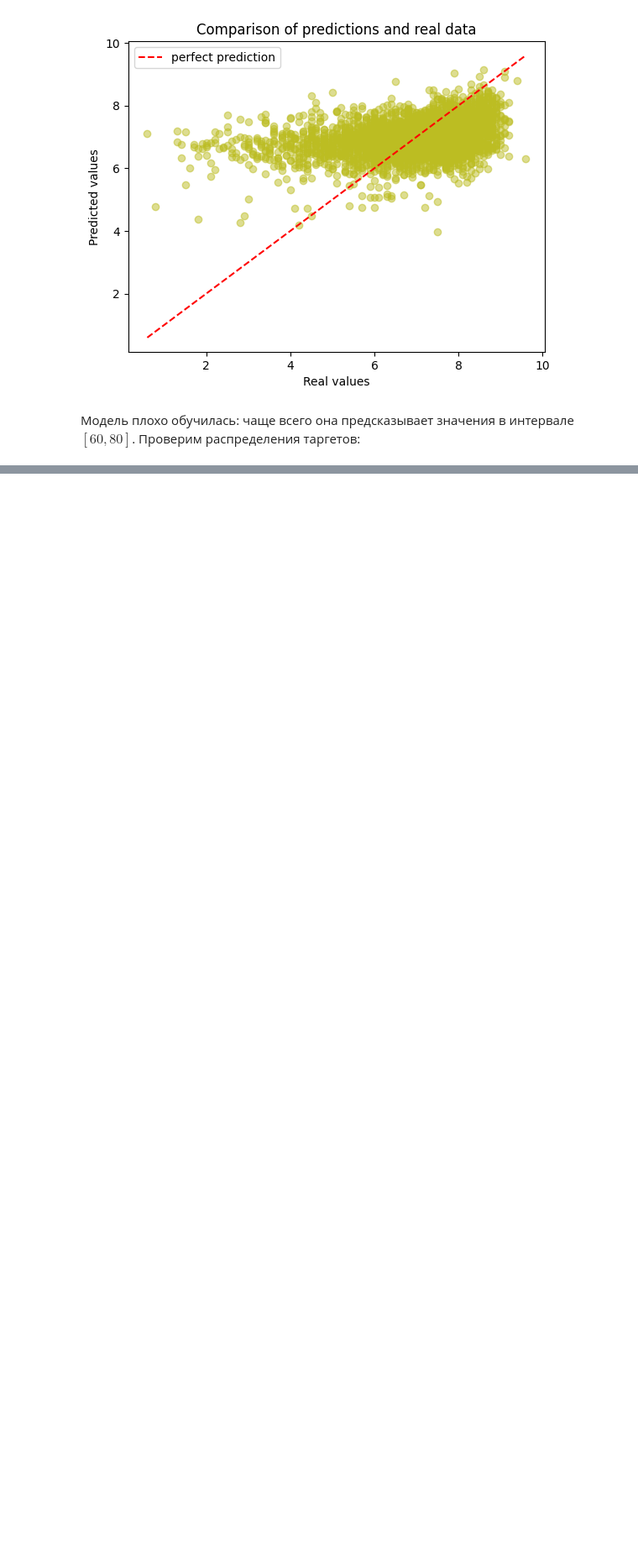
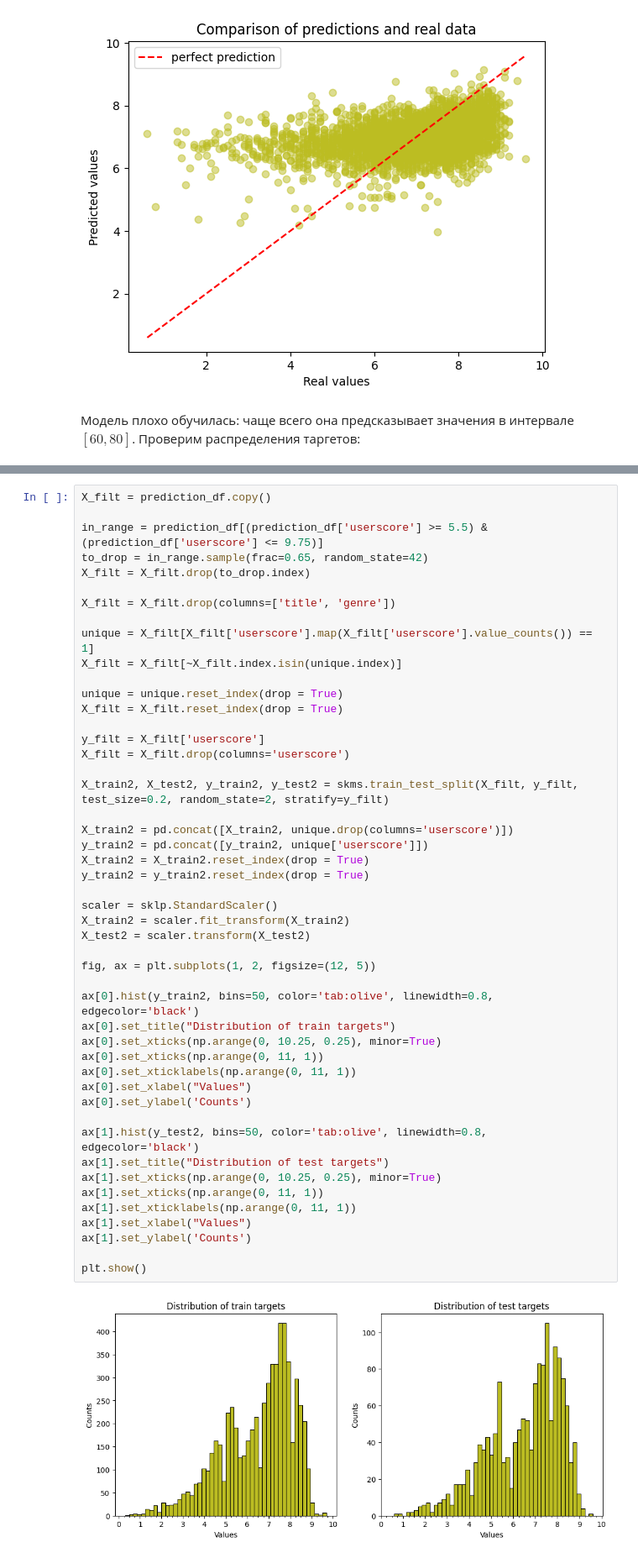
Before and after one commit to Oladiy2504/Game-Rating-Prediction, a Jupyter notebook: Game_Rating_Prediction.ipynb, the cells around one changed output, grey strips where cells are left out. Shown: that part at 84% size. Saved outputs shown, nothing was run; the diff lists cells and outputs as text; blank space fills up the shorter version.

```diff
--- a/Game_Rating_Prediction.ipynb
+++ b/Game_Rating_Prediction.ipynb
@@ -299,0 +395,50 @@ plt.show()
+# %%
+X_filt = prediction_df.copy()
+
+in_range = prediction_df[(prediction_df['userscore'] >= 5.5) & (prediction_df['userscore'] <= 9.75)]
+to_drop = in_range.sample(frac=0.65, random_state=42)
+X_filt = X_filt.drop(to_drop.index)
+
+X_filt = X_filt.drop(columns=['title', 'genre'])
+
+unique = X_filt[X_filt['userscore'].map(X_filt['userscore'].value_counts()) == 1]
+X_filt = X_filt[~X_filt.index.isin(unique.index)]
+
+unique = unique.reset_index(drop = True)
+X_filt = X_filt.reset_index(drop = True)
+
+y_filt = X_filt['userscore']
+X_filt = X_filt.drop(columns='userscore')
+
+X_train2, X_test2, y_train2, y_test2 = skms.train_test_split(X_filt, y_filt, test_size=0.2, random_state=2, stratify=y_filt)
+
+X_train2 = pd.concat([X_train2, unique.drop(columns='userscore')])
+y_train2 = pd.concat([y_train2, unique['userscore']])
+X_train2 = X_train2.reset_index(drop = True)
+y_train2 = y_train2.reset_index(drop = True)
+
+scaler = sklp.StandardScaler()
+X_train2 = scaler.fit_transform(X_train2)
+X_test2 = scaler.transform(X_test2)
+
+fig, ax = plt.subplots(1, 2, figsize=(12, 5))
+
+ax[0].hist(y_train2, bins=50, color='tab:olive', linewidth=0.8, edgecolor='black')
+ax[0].set_title("Distribution of train targets")
+ax[0].set_xticks(np.arange(0, 10.25, 0.25), minor=True)
+ax[0].set_xticks(np.arange(0, 11, 1))
+ax[0].set_xticklabels(np.arange(0, 11, 1))
+ax[0].set_xlabel("Values")
+ax[0].set_ylabel('Counts')
+
+ax[1].hist(y_test2, bins=50, color='tab:olive', linewidth=0.8, edgecolor='black')
+ax[1].set_title("Distribution of test targets")
+ax[1].set_xticks(np.arange(0, 10.25, 0.25), minor=True)
+ax[1].set_xticks(np.arange(0, 11, 1))
+ax[1].set_xticklabels(np.arange(0, 11, 1))
+ax[1].set_xlabel("Values")
+ax[1].set_ylabel('Counts')
+
+plt.show()
+# %% [output]
+[figure, added]
```
Also changed, not shown: parts of 70 cells of this notebook.
